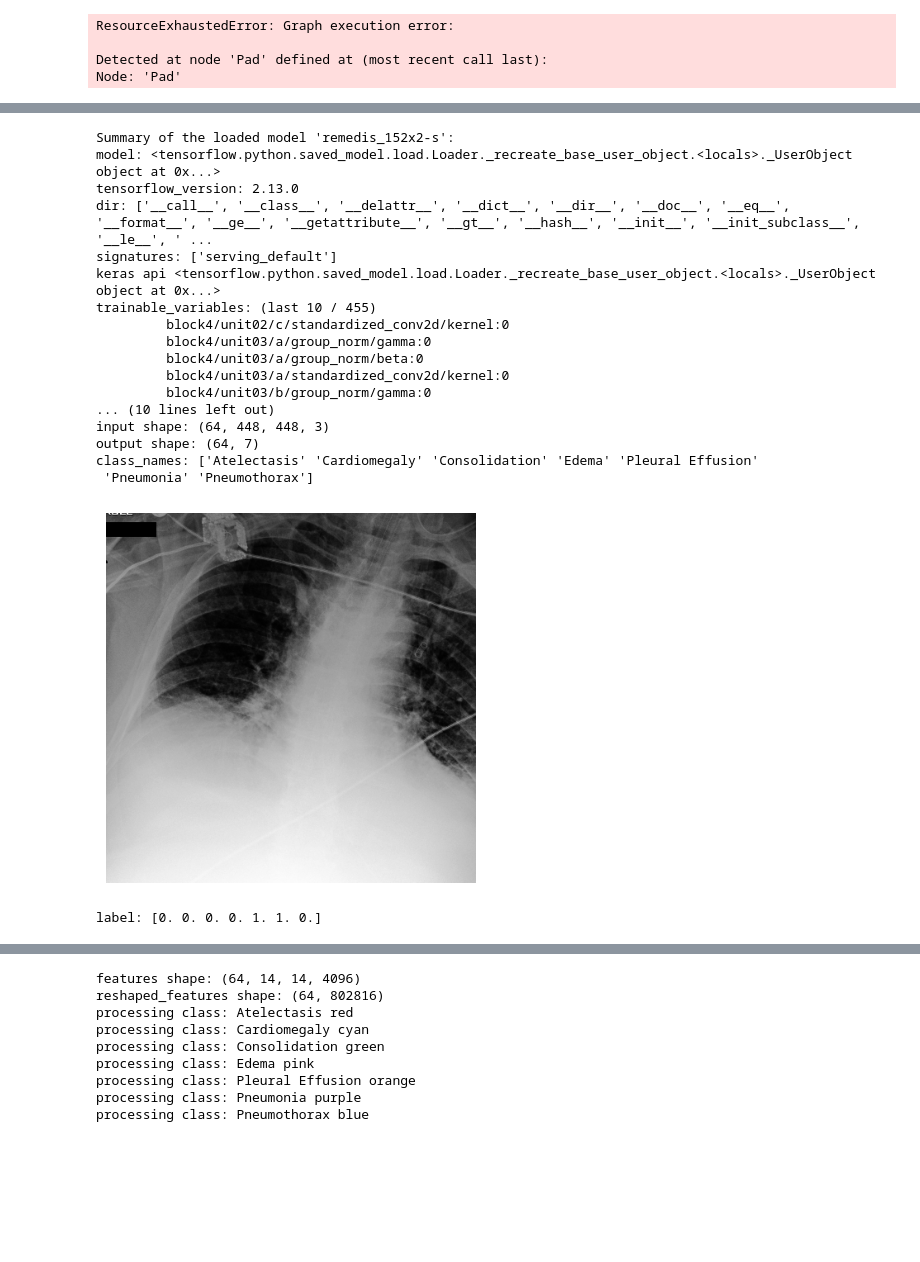
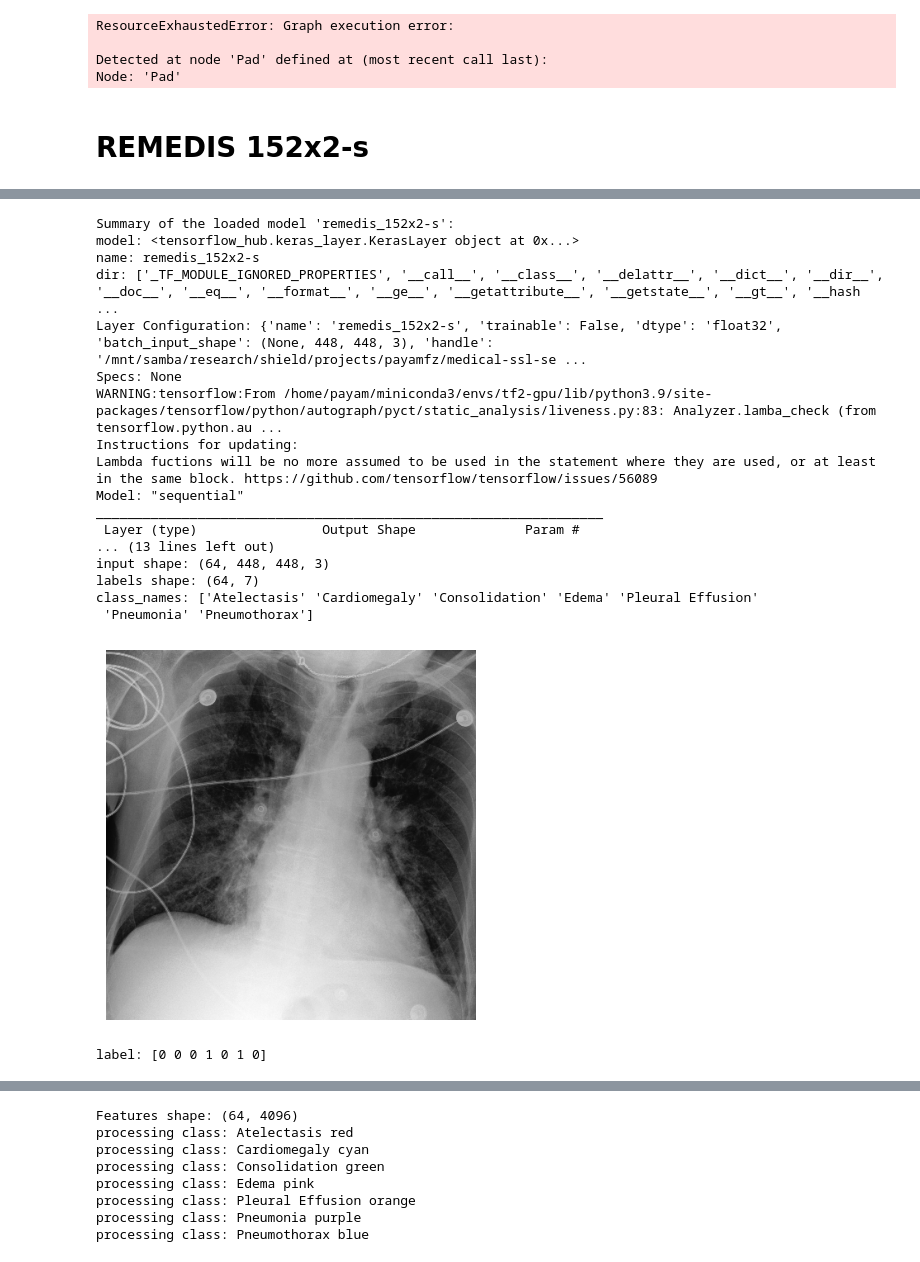
Before and after one commit to Payam-Fz/Vision-Medical-Transfer-Learning, a Jupyter notebook: mycode/jupyter/tSNE_visualize.ipynb, the cells around one changed output, grey strips where cells are left out. Cells and saved outputs as stored; diff of their text form; code cells hidden in the pictures; blank space fills up the shorter version.

```diff
--- a/mycode/jupyter/tSNE_visualize.ipynb
+++ b/mycode/jupyter/tSNE_visualize.ipynb
@@ -149,9 +160,20 @@ ResourceExhaustedError: Graph execution error:
 
 Detected at node 'Pad' defined at (most recent call last):
 Node: 'Pad'
+# %% [markdown]
+# REMEDIS 152x2-s
 # %%
 # Repeat for other models
-model = load_model('remedis_152x2-s', 'base-models/remedis/cxr-152x2-remedis-s/', loader='hub', show_summary=True)
+loaded_model = load_model(
+  'remedis_152x2-s',
+  'base-models/remedis/cxr-152x2-remedis-s/',
+  loader='keras',
+  input_shape=[448,448,3],
+  show_summary=True)
+pooling_layer = tf.keras.layers.GlobalAveragePooling2D()
+model = tf.keras.Sequential([loaded_model, pooling_layer])
+model.summary()
+
 fig = show_tSNE(model, batch_size=32, num_batches=2)
 fig.show()
 # %% [output]
@@ -170,19 +189,19 @@ To enable them in other operations, rebuild TensorFlow with the appropriate comp
 Summary of the loaded model 'remedis_152x2-s':
-model: <tensorflow.python.saved_model.load.Loader._recreate_base_user_object.<locals>._UserObject object at 0x...>
-tensorflow_version: 2.13.0
-dir: ['__call__', '__class__', '__delattr__', '__dict__', '__dir__', '__doc__', '__eq__', '__format__', '__ge__', '__getattribute__', '__gt__', '__hash__', '__init__', '__init_subclass__', '__le__', ' ...
-signatures: ['serving_default']
-keras api <tensorflow.python.saved_model.load.Loader._recreate_base_user_object.<locals>._UserObject object at 0x...>
-trainable_variables: (last 10 / 455)
-         block4/unit02/c/standardized_conv2d/kernel:0
-         block4/unit03/a/group_norm/gamma:0
-         block4/unit03/a/group_norm/beta:0
-         block4/unit03/a/standardized_conv2d/kernel:0
-         block4/unit03/b/group_norm/gamma:0
-... (10 lines left out)
+model: <tensorflow_hub.keras_layer.KerasLayer object at 0x...>
+name: remedis_152x2-s
+dir: ['_TF_MODULE_IGNORED_PROPERTIES', '__call__', '__class__', '__delattr__', '__dict__', '__dir__', '__doc__', '__eq__', '__format__', '__ge__', '__getattribute__', '__getstate__', '__gt__', '__hash ...
+Layer Configuration: {'name': 'remedis_152x2-s', 'trainable': False, 'dtype': 'float32', 'batch_input_shape': (None, 448, 448, 3), 'handle': '/mnt/samba/research/shield/projects/payamfz/medical-ssl-se ...
+Specs: None
+WARNING:tensorflow:From /home/payam/miniconda3/envs/tf2-gpu/lib/python3.9/site-packages/tensorflow/python/autograph/pyct/static_analysis/liveness.py:83: Analyzer.lamba_check (from tensorflow.python.au ...
+Instructions for updating:
+Lambda fuctions will be no more assumed to be used in the statement where they are used, or at least in the same block. https://github.com/tensorflow/tensorflow/issues/56089
+Model: "sequential"
+_________________________________________________________________
+ Layer (type)                Output Shape              Param #
+... (13 lines left out)
 input shape: (64, 448, 448, 3)
-output shape: (64, 7)
+labels shape: (64, 7)
 class_names: ['Atelectasis' 'Cardiomegaly' 'Consolidation' 'Edema' 'Pleural Effusion'
  'Pneumonia' 'Pneumothorax']
-[figure, old version]
+[figure, new version]
-label: [0. 0. 0. 0. 1. 1. 0.]
+label: [0 0 0 1 0 1 0]
@@ -191,5 +209,4 @@ label: [0. 0. 0. 0. 1. 1. 0.]
-features shape: (64, 14, 14, 4096)
-reshaped_features shape: (64, 802816)
+Features shape: (64, 4096)
 processing class: Atelectasis red
 processing class: Cardiomegaly cyan
 processing class: Consolidation green
```
Also changed, not shown: parts of 9 cells of this notebook, 2 other files.
